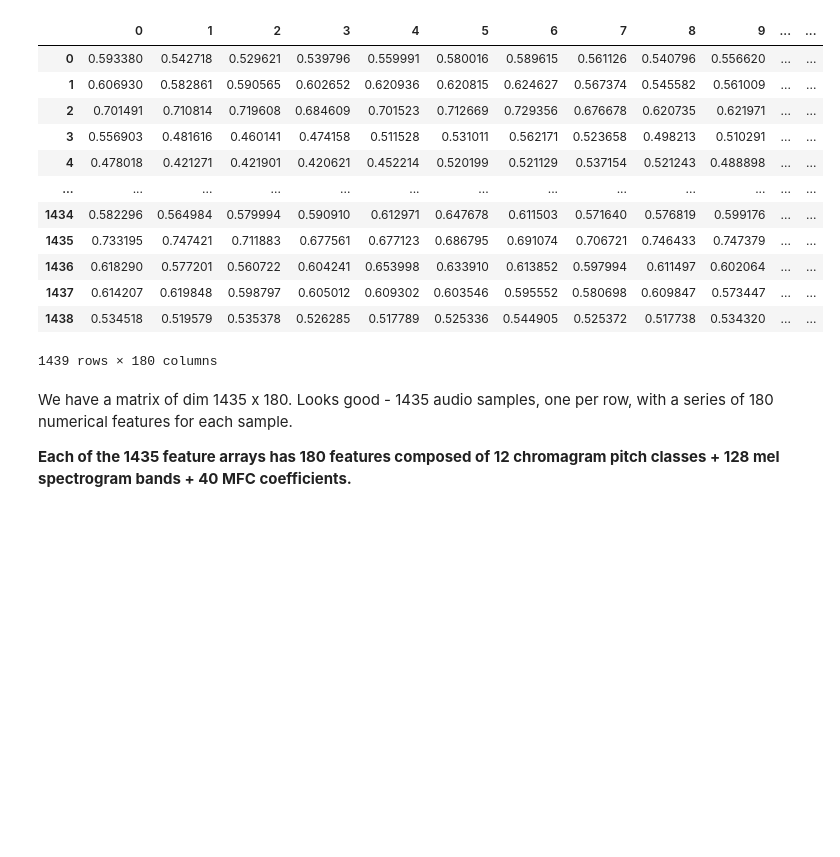
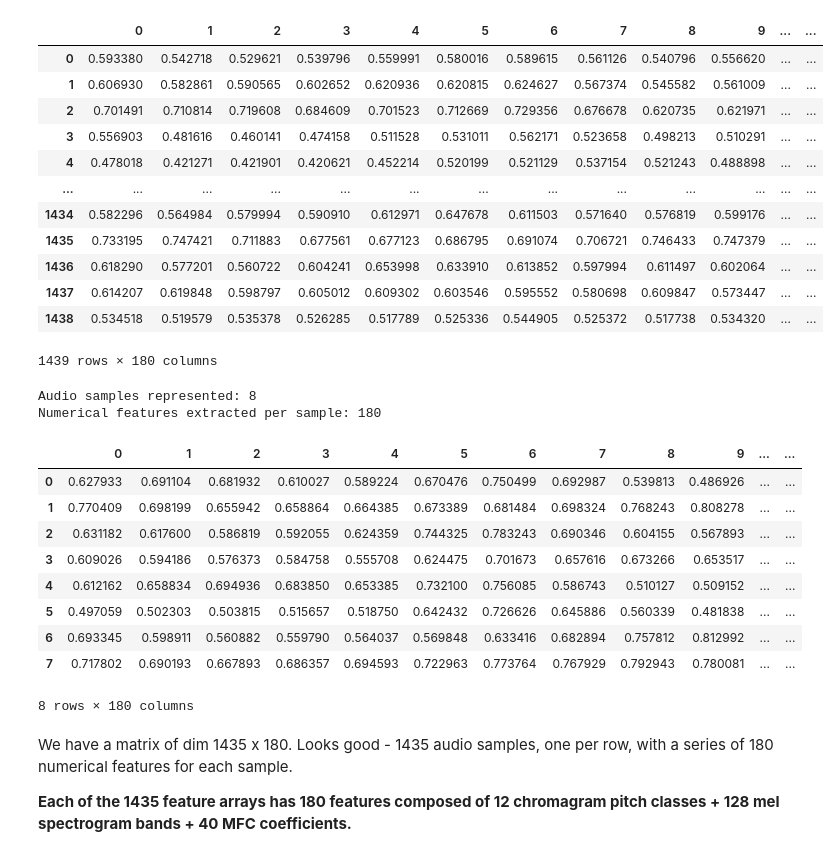
Before and after one commit to Yifei9119/Week3-ClassicML, a Jupyter notebook: Week_3_MachineLearning.ipynb, the cells around one changed output. Saved outputs shown, nothing was run; the diff lists cells and outputs as text; code cells hidden in the pictures; blank space fills up the shorter version.

```diff
--- a/Week_3_MachineLearning.ipynb
+++ b/Week_3_MachineLearning.ipynb
@@ -186,6 +186,23 @@ def load_data():
         print('\r' + f' Processed {count}/{1440} audio samples',end=' ')
     # Return arrays to plug into sklearn's cross-validation algorithms
     return np.array(X), np.array(y)
+# %%
+import os, glob
+
+def load_data():
+    X,y=[],[]
+    count = 0
+    for file in glob.glob("/content/drive/MyDrive/Assignment3/My Audio Data/*/*.wav"):
+        file_name=os.path.basename(file)
+        myemotion=emotions_dict[file_name.split("-")[2]]
+        myfeatures = get_features(file)
+        X.append(myfeatures)
+        y.append(myemotion)
+        count += 1
+        # '\r' + end='' results in printing over same line
+        print('\r' + f' Processed {count}/{1440} audio samples',end=' ')
+    # Return arrays to plug into sklearn's cross-validation algorithms
+    return np.array(X), np.array(y)
 # %% [markdown]
 Compute the feature matrix and read the emotion labels for the entire dataset.
 Note that our regressor (independent/explanatory variable), usually denoted X, is named 'features', and our regressand (dependent variable), usually denoted y, is named 'emotions'.
@@ -193,3 +210,5 @@ Note that our regressor (independent/explanatory variable), usually denoted X, i
 features, emotions = load_data()
 # %% [output]
  Processed 1439/1440 audio samples
+# %%
+myfeatures, myemotions = load_data()
@@ -221,6 +242,29 @@ Numerical features extracted per sample: 180
 | 1437 | 0.614207 | 0.619848 | 0.598797 | 0.605012 | 0.609302 | 0.603546 | 0.595552 | 0.580698 | 0.609847 | 0.573447 | ... | ... |
 | 1438 | 0.534518 | 0.519579 | 0.535378 | 0.526285 | 0.517789 | 0.525336 | 0.544905 | 0.525372 | 0.517738 | 0.534320 | ... | ... |
 1439 rows × 180 columns
+# %%
+print(f'\nAudio samples represented: {myfeatures.shape[0]}')
+print(f'Numerical features extracted per sample: {myfeatures.shape[1]}')
+myfeatures_df = pd.DataFrame(myfeatures) # make it pretty for display
+
+
+#making dataframe for emotions as well
+myemotions_df = pd.DataFrame(myemotions) # make it pretty for display
+
+myfeatures_df
+# %% [output]
+Audio samples represented: 8
+Numerical features extracted per sample: 180
+|  | 0 | 1 | 2 | 3 | 4 | 5 | 6 | 7 | 8 | 9 | ... | ... |
+| 0 | 0.627933 | 0.691104 | 0.681932 | 0.610027 | 0.589224 | 0.670476 | 0.750499 | 0.692987 | 0.539813 | 0.486926 | ... | ... |
+| 1 | 0.770409 | 0.698199 | 0.655942 | 0.658864 | 0.664385 | 0.673389 | 0.681484 | 0.698324 | 0.768243 | 0.808278 | ... | ... |
+| 2 | 0.631182 | 0.617600 | 0.586819 | 0.592055 | 0.624359 | 0.744325 | 0.783243 | 0.690346 | 0.604155 | 0.567893 | ... | ... |
+| 3 | 0.609026 | 0.594186 | 0.576373 | 0.584758 | 0.555708 | 0.624475 | 0.701673 | 0.657616 | 0.673266 | 0.653517 | ... | ... |
+| 4 | 0.612162 | 0.658834 | 0.694936 | 0.683850 | 0.653385 | 0.732100 | 0.756085 | 0.586743 | 0.510127 | 0.509152 | ... | ... |
+| 5 | 0.497059 | 0.502303 | 0.503815 | 0.515657 | 0.518750 | 0.642432 | 0.726626 | 0.645886 | 0.560339 | 0.481838 | ... | ... |
+| 6 | 0.693345 | 0.598911 | 0.560882 | 0.559790 | 0.564037 | 0.569848 | 0.633416 | 0.682894 | 0.757812 | 0.812992 | ... | ... |
+| 7 | 0.717802 | 0.690193 | 0.667893 | 0.686357 | 0.694593 | 0.722963 | 0.773764 | 0.767929 | 0.792943 | 0.780081 | ... | ... |
+8 rows × 180 columns
 # %% [markdown]
 We have a matrix of dim 1435 x 180. Looks good - 1435 audio samples, one per row, with a series of
 180 numerical features for each sample.
```
Also changed, not shown: parts of 14 cells of this notebook.
